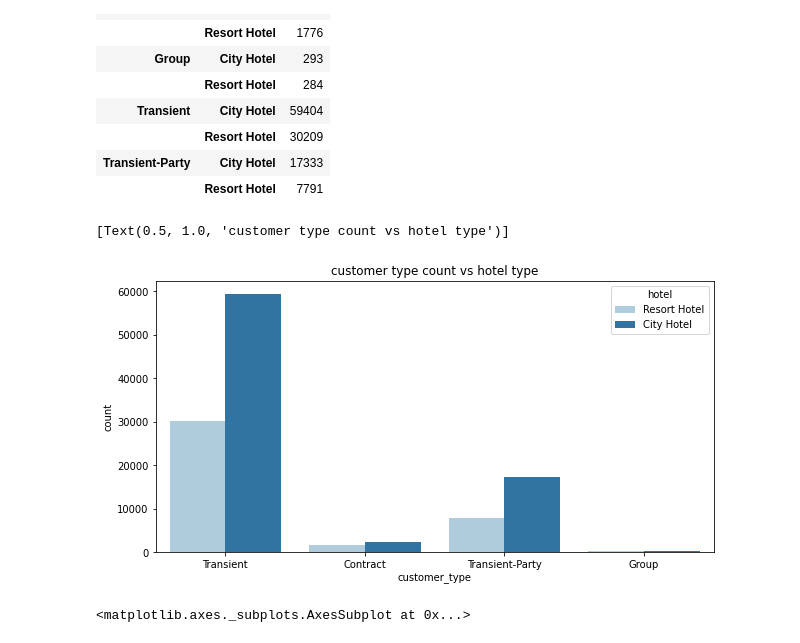
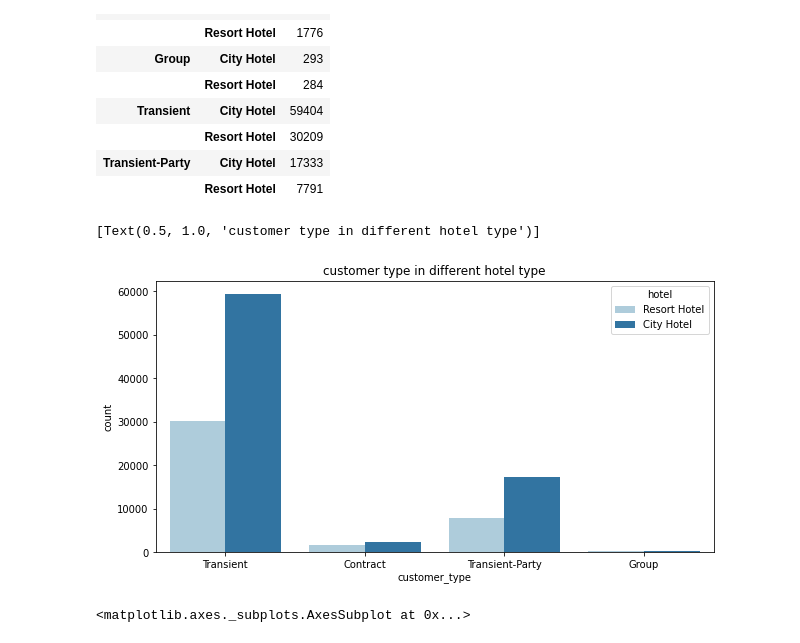
Before and after one commit to dkd99/hotel-booking-analysis, a Jupyter notebook: Hotel_Booking_Analysis_Capstone_Project.ipynb, the cells around one changed output. Saved outputs shown, nothing was run; the diff lists cells and outputs as text; code cells hidden in the pictures.

```diff
--- a/Hotel_Booking_Analysis_Capstone_Project.ipynb
+++ b/Hotel_Booking_Analysis_Capstone_Project.ipynb
@@ -432,3 +639,7 @@ hotel_df[['arrival_date_month','adr']].groupby('arrival_date_month').aggregate({
 # %% [output]
 <matplotlib.axes._subplots.AxesSubplot at 0x...>
 [figure]
+# %%
+from matplotlib import rcParams
+rcParams['figure.figsize'] = 11.7,8.27
+sns.countplot(data=hotel_df,x='arrival_date_month',hue='arrival_date_year')
@@ -810,10 +1025,10 @@ hotel_df[['customer_type','hotel','adr']].groupby(['customer_type','hotel']).agg
 | Transient-Party | City Hotel | 17333 |
 |  | Resort Hotel | 7791 |
 # %%
-sns.countplot(x='customer_type',data=hotel_df,hue='hotel',palette='Paired').set(title='customer type count vs hotel type')
+sns.countplot(x='customer_type',data=hotel_df,hue='hotel',palette='Paired').set(title='customer type in different hotel type')
 # %% [output]
-[Text(0.5, 1.0, 'customer type count vs hotel type')]
+[Text(0.5, 1.0, 'customer type in different hotel type')]
-[figure, old version]
+[figure, new version]
 # %%
 hotel_df[['customer_type','hotel','adr']].groupby(['customer_type','hotel']).aggregate({'adr':'count'}).rename(columns={'adr':'count'}).plot(kind='bar',title='customer_type vs hotel type plot')
 # %% [output]
```
Also changed, not shown: parts of 54 cells of this notebook.
